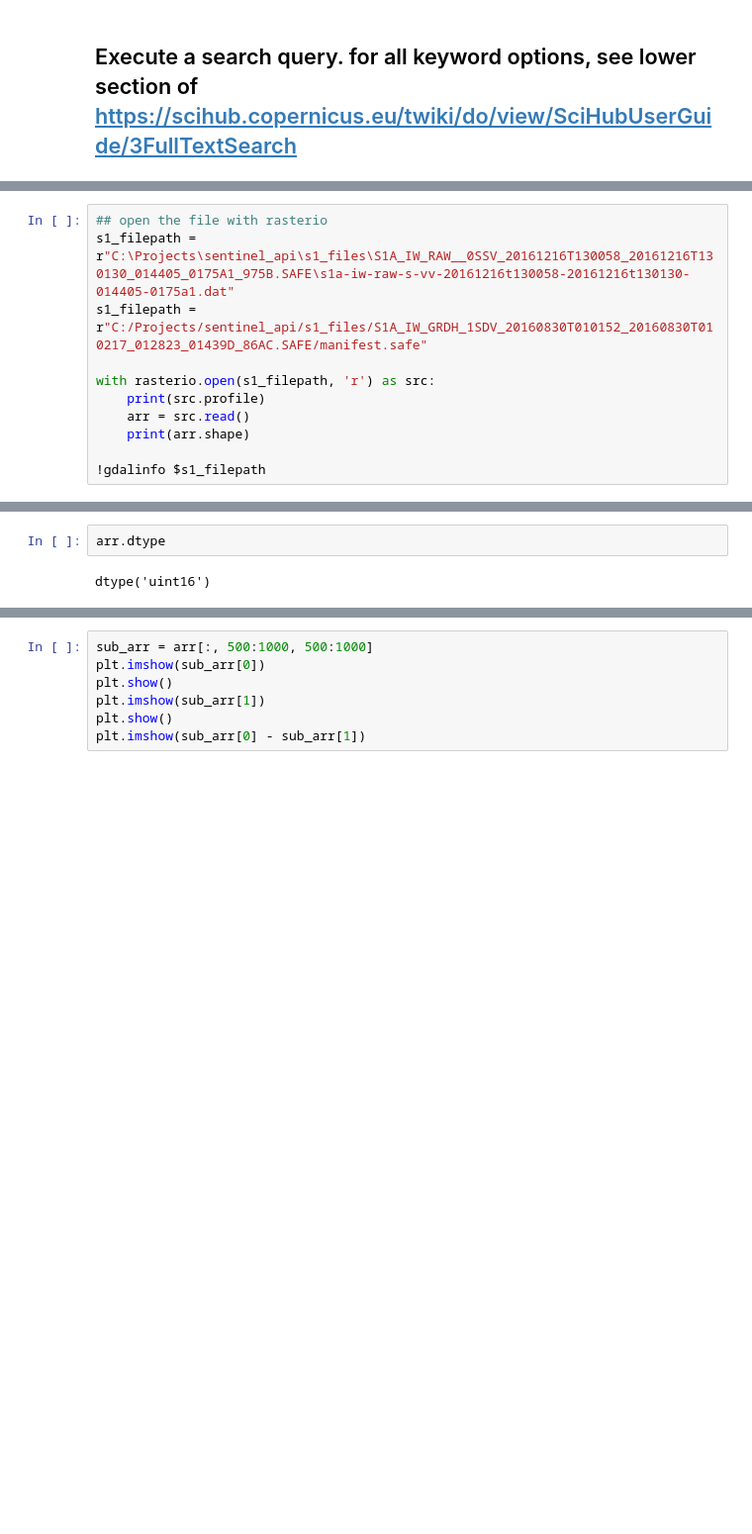
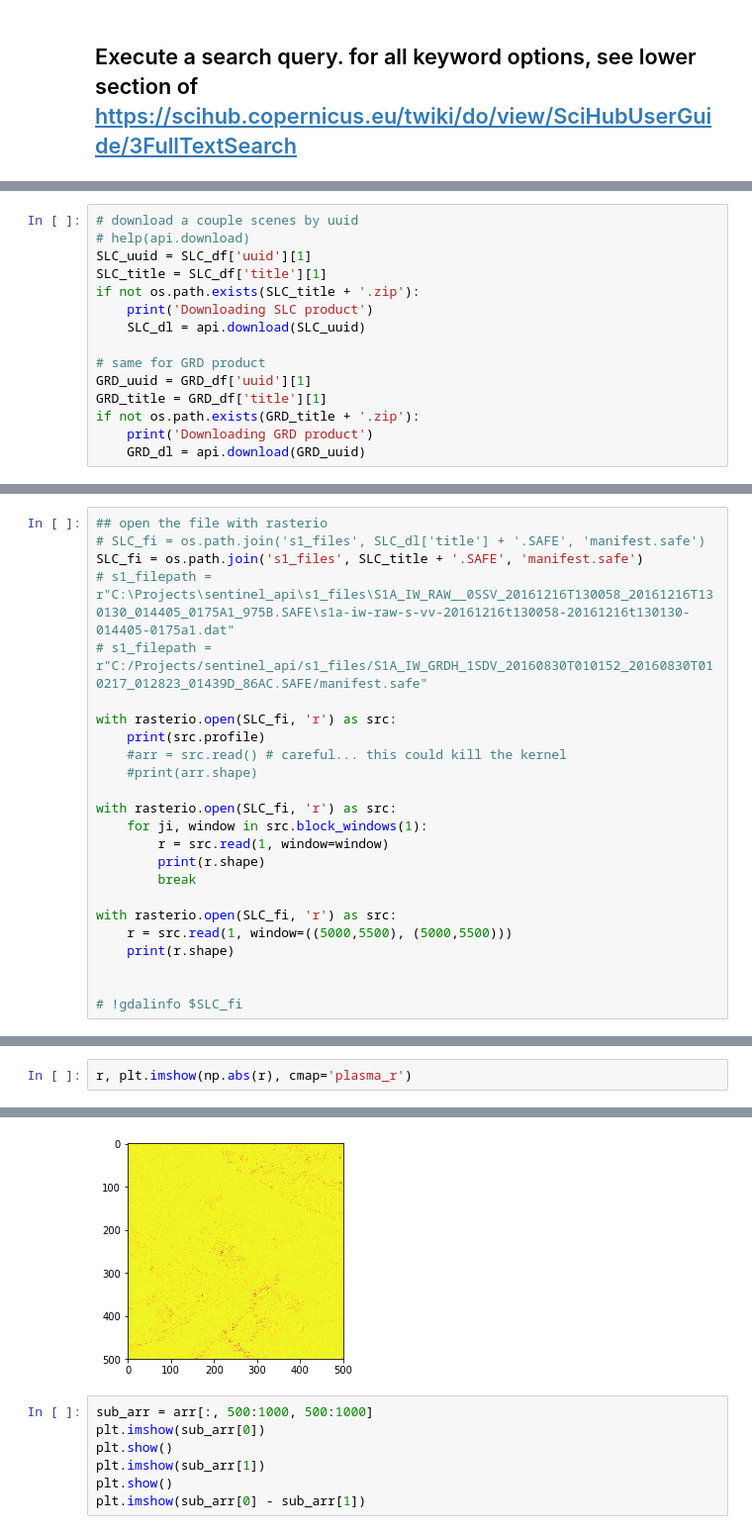
Before and after one commit to earthlab/sentinel_api, a Jupyter notebook: using_sentinel_sat_api.ipynb, the cells around one changed output, grey strips where cells are left out. Shown at 99% size. Saved outputs shown, nothing was run; the diff lists cells and outputs as text; blank space fills up the shorter version.

Commit message:
disclaimer to not read full S1 SLC array

```diff
--- a/using_sentinel_sat_api.ipynb
+++ b/using_sentinel_sat_api.ipynb
@@ -132,2 +180,17 @@ api.download(uuid)
+# %%
+# download a couple scenes by uuid
+# help(api.download)
+SLC_uuid = SLC_df['uuid'][1]
+SLC_title = SLC_df['title'][1]
+if not os.path.exists(SLC_title + '.zip'):
+    print('Downloading SLC product')
+    SLC_dl = api.download(SLC_uuid)
+
+# same for GRD product
+GRD_uuid = GRD_df['uuid'][1]
+GRD_title = GRD_df['title'][1]
+if not os.path.exists(GRD_title + '.zip'):
+    print('Downloading GRD product')
+    GRD_dl = api.download(GRD_uuid)
 # %%
 ## you can get the path by assigning the download call to a variable
@@ -149,12 +216,25 @@ zippath
 # %%
 ## open the file with rasterio
-s1_filepath = r"C:\Projects\sentinel_api\s1_files\S1A_IW_RAW__0SSV_20161216T130058_20161216T130130_014405_0175A1_975B.SAFE\s1a-iw-raw-s-vv-20161216t130058-20161216t130130-014405-0175a1.dat"
-s1_filepath = r"C:/Projects/sentinel_api/s1_files/S1A_IW_GRDH_1SDV_20160830T010152_20160830T010217_012823_01439D_86AC.SAFE/manifest.safe"
+# SLC_fi = os.path.join('s1_files', SLC_dl['title'] + '.SAFE', 'manifest.safe')
+SLC_fi = os.path.join('s1_files', SLC_title + '.SAFE', 'manifest.safe')
+# s1_filepath = r"C:\Projects\sentinel_api\s1_files\S1A_IW_RAW__0SSV_20161216T130058_20161216T130130_014405_0175A1_975B.SAFE\s1a-iw-raw-s-vv-20161216t130058-20161216t130130-014405-0175a1.dat"
+# s1_filepath = r"C:/Projects/sentinel_api/s1_files/S1A_IW_GRDH_1SDV_20160830T010152_20160830T010217_012823_01439D_86AC.SAFE/manifest.safe"
 
-with rasterio.open(s1_filepath, 'r') as src:
+with rasterio.open(SLC_fi, 'r') as src:
     print(src.profile)
-    arr = src.read()
-    print(arr.shape)
+    #arr = src.read() # careful... this could kill the kernel
+    #print(arr.shape)
 
-!gdalinfo $s1_filepath
+with rasterio.open(SLC_fi, 'r') as src:
+    for ji, window in src.block_windows(1):
+        r = src.read(1, window=window)
+        print(r.shape)
+        break
+
+with rasterio.open(SLC_fi, 'r') as src:
+    r = src.read(1, window=((5000,5500), (5000,5500)))
+    print(r.shape)
+
+
+# !gdalinfo $SLC_fi
 # %% [output]
@@ -178,4 +245,3 @@ Band 2 Block=25737x1 Type=UInt16, ColorInterp=Undefined
-# %%
-arr.dtype
-# %% [output]
-dtype('uint16')
+# %%
+r, plt.imshow(np.abs(r), cmap='plasma_r')
+# %% [output]
@@ -182,3 +256,4 @@ dtype('uint16')
+[figure, added]
 # %%
 sub_arr = arr[:, 500:1000, 500:1000]
 plt.imshow(sub_arr[0])
```
Also changed, not shown: parts of 18 cells of this notebook.
